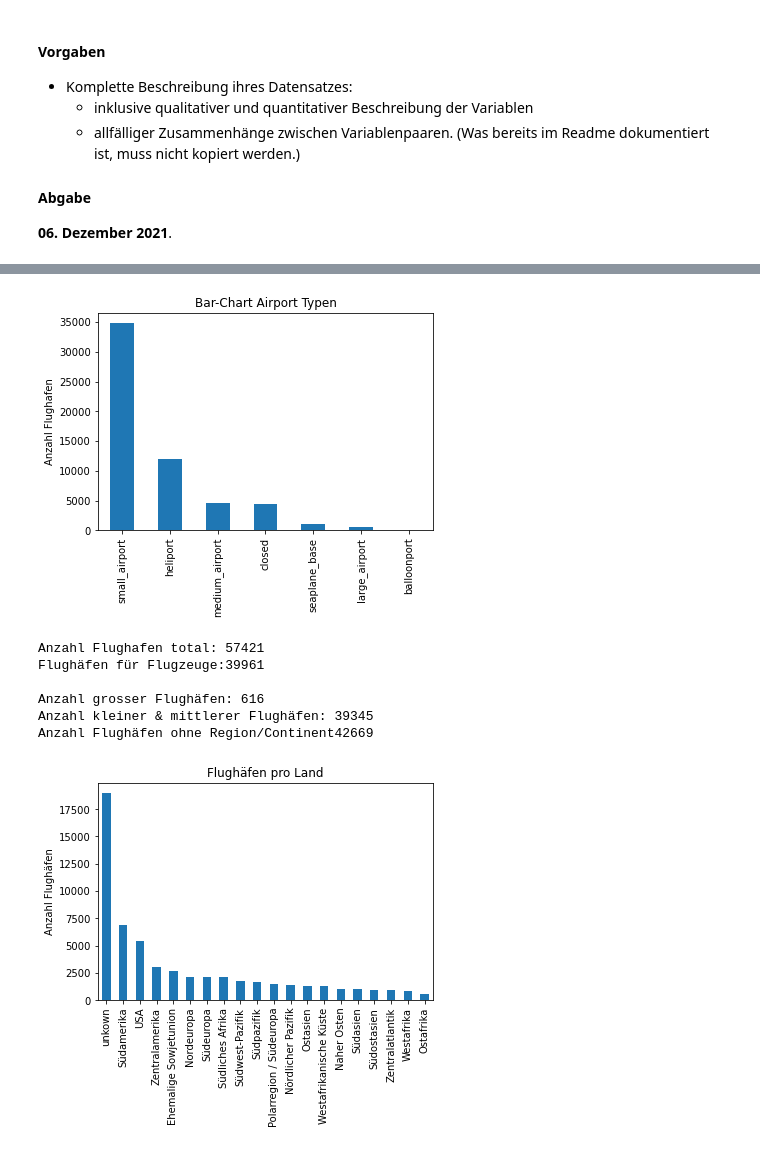
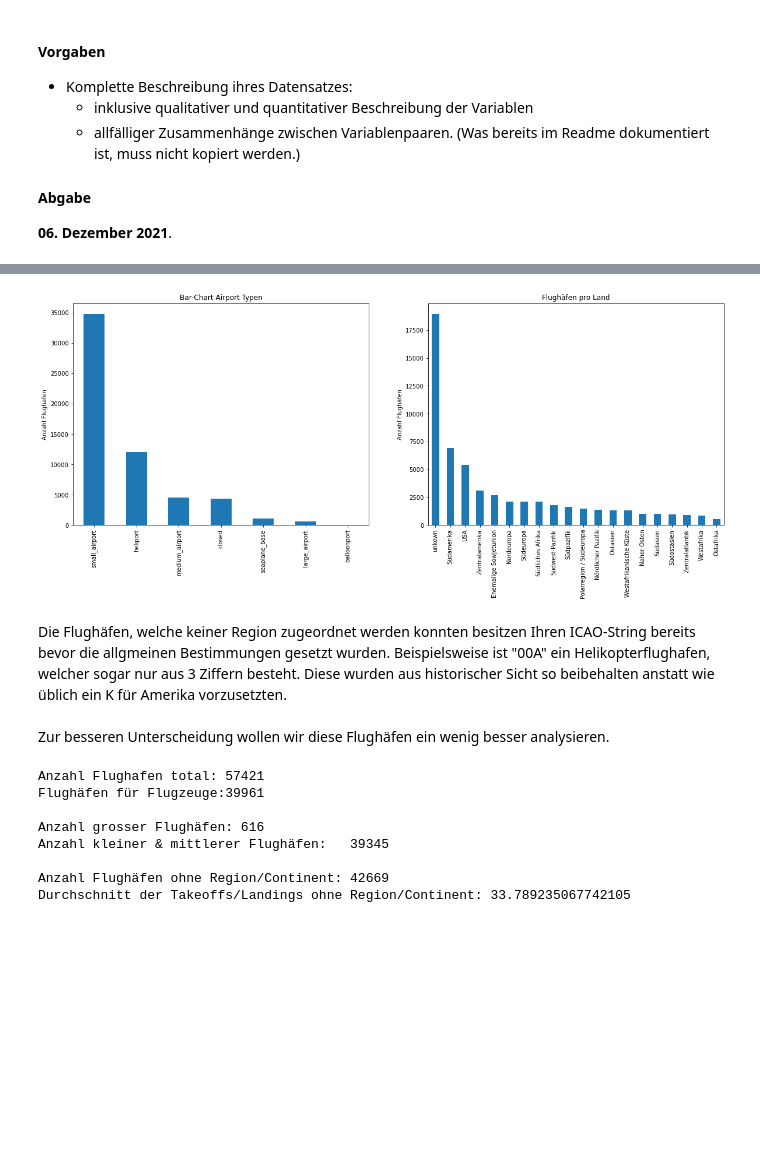
Before and after one commit to marcschny/DataStory_AirplaneHubs, a Jupyter notebook: AirplaneHubs/DataStory_DescriptiveStats.ipynb, the cells around one changed output, grey strips where cells are left out. Saved outputs shown, nothing was run; the diff lists cells and outputs as text; code cells hidden in the pictures; blank space fills up the shorter version.

```diff
--- a/AirplaneHubs/DataStory_DescriptiveStats.ipynb
+++ b/AirplaneHubs/DataStory_DescriptiveStats.ipynb
@@ -27,15 +28,18 @@ Als erstes möchten wir einen Überblick der Flughäfen erhalten. Dafür stellen
 # %%
-bar = ds.bar_category(df_a)
+bar = ds.bar_category_region(df_a)
 # %% [output]
-[figure, old version]
+[figure, new version]
+# %% [markdown]
+Die Flughäfen, welche keiner Region zugeordnet werden konnten besitzen Ihren ICAO-String bereits bevor die allgmeinen Bestimmungen gesetzt wurden. Beispielsweise ist "00A" ein Helikopterflughafen, welcher sogar nur aus 3 Ziffern besteht. Diese wurden aus historischer Sicht so beibehalten anstatt wie üblich ein K für Amerika vorzusetzten. <br><br>
+Zur besseren Unterscheidung wollen wir diese Flughäfen ein wenig besser analysieren.
 # %%
-regions = ds.bar_region(df_a)
 print(ds.airport_infos(df_a))
 # %% [output]
 Anzahl Flughafen total: 57421
 Flughäfen für Flugzeuge:39961
 
 Anzahl grosser Flughäfen: 616
-Anzahl kleiner & mittlerer Flughäfen: 39345
-Anzahl Flughäfen ohne Region/Continent42669
+Anzahl kleiner & mittlerer Flughäfen:   39345
+
+Anzahl Flughäfen ohne Region/Continent: 42669
+Durchschnitt der Takeoffs/Landings ohne Region/Continent: 33.789235067742105
-[figure, removed]
```
Also changed, not shown: parts of 26 cells of this notebook, 2 other files.
